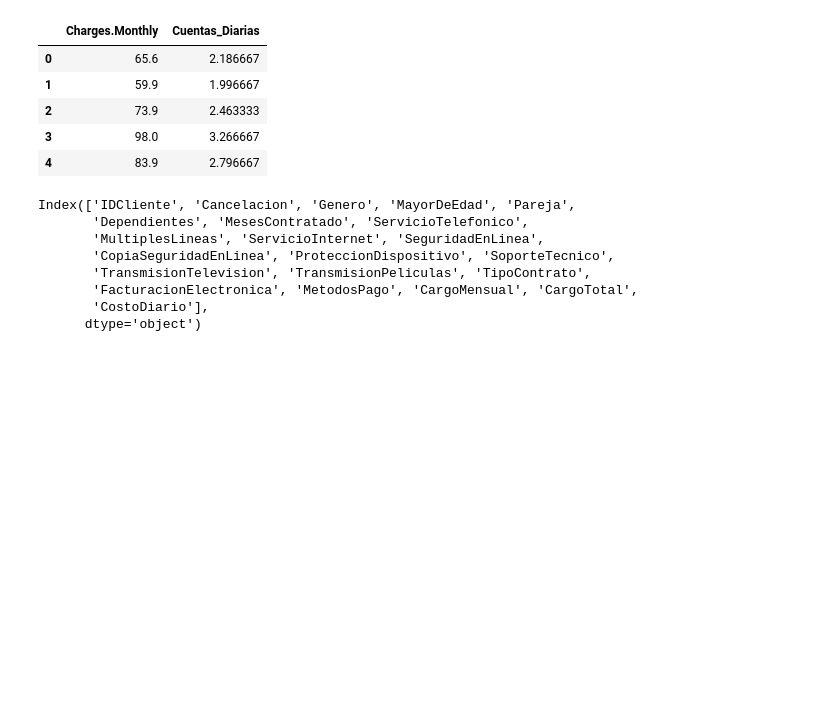
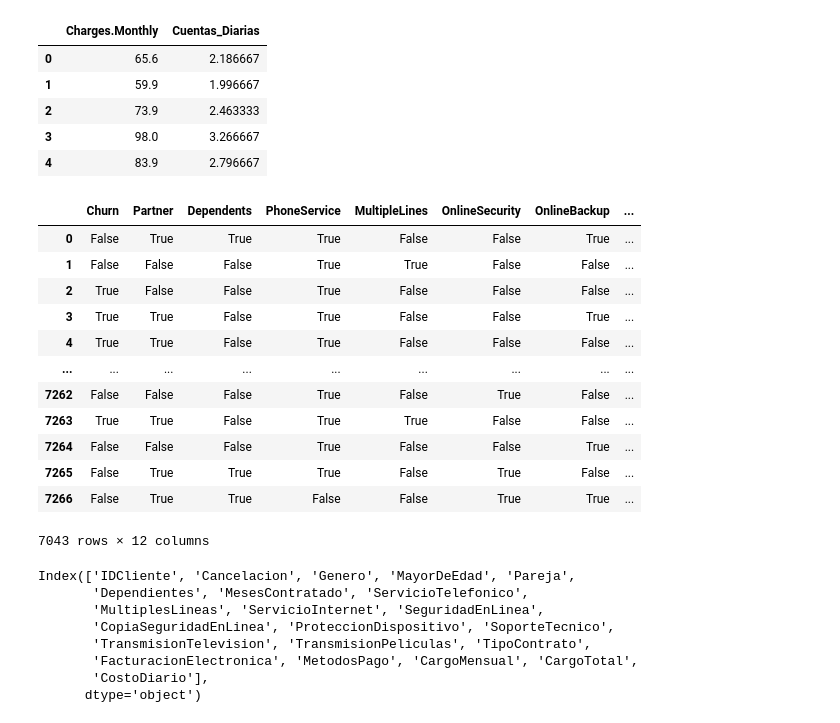
Before and after one commit to RaulMirabal28/challenge2-data-science-LATAM, a Jupyter notebook: TelecomX_LATAM.ipynb, the cells around one changed output. Drawn from its saved outputs; the diff is of its cells as text; code cells hidden in the pictures; blank space fills up the shorter version.

```diff
--- a/TelecomX_LATAM.ipynb
+++ b/TelecomX_LATAM.ipynb
@@ -182,7 +182,25 @@ cols_binarias = ['Churn', 'Partner', 'Dependents', 'PhoneService', 'MultipleLine
                  'OnlineSecurity', 'OnlineBackup', 'DeviceProtection', 'TechSupport',
                  'StreamingTV', 'StreamingMovies', 'PaperlessBilling']
 # %%
-df_telecom[cols_binarias] = df_telecom[cols_binarias].replace({'Yes': 1, 'No': 0}).astype(bool)
+reemplazo_binarias = df_telecom[cols_binarias].replace({'Yes': 1, 'No': 0}) \
+
+df_telecom[cols_binarias] = reemplazo_binarias.astype(bool)
+
+df_telecom[cols_binarias]
+# %% [output]
+|  | Churn | Partner | Dependents | PhoneService | MultipleLines | OnlineSecurity | OnlineBackup | ... |
+| 0 | False | True | True | True | False | False | True | ... |
+| 1 | False | False | False | True | True | False | False | ... |
+| 2 | True | False | False | True | False | False | False | ... |
+| 3 | True | True | False | True | False | False | True | ... |
+| 4 | True | True | False | True | False | False | False | ... |
+| ... | ... | ... | ... | ... | ... | ... | ... | ... |
+| 7262 | False | False | False | True | False | True | False | ... |
+| 7263 | True | True | False | True | True | False | False | ... |
+| 7264 | False | False | False | True | False | False | True | ... |
+| 7265 | False | True | True | True | False | True | False | ... |
+| 7266 | False | True | True | False | False | True | True | ... |
+7043 rows × 12 columns
 # %%
 df_telecom = df_telecom.rename(columns={
     'customerID': 'IDCliente',
```
Also changed, not shown: parts of 1 cell of this notebook.
